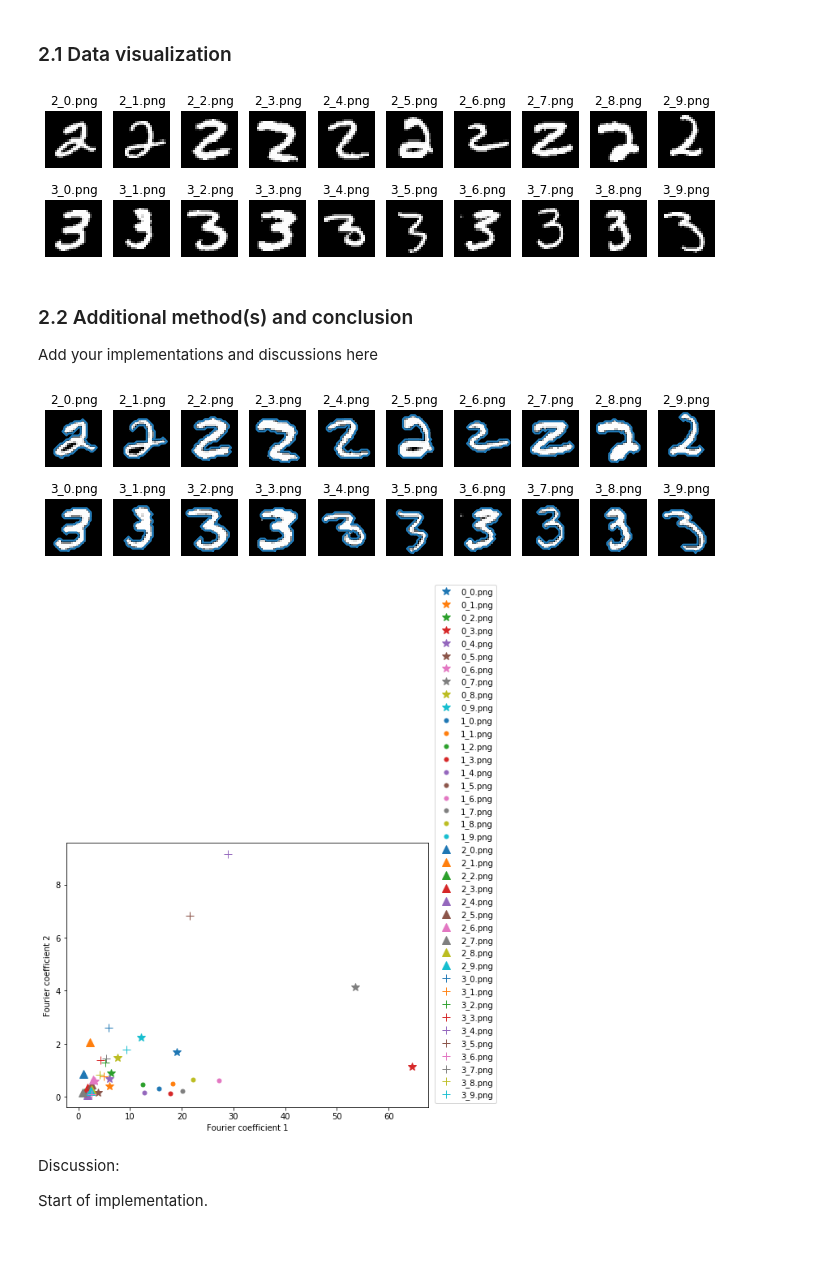
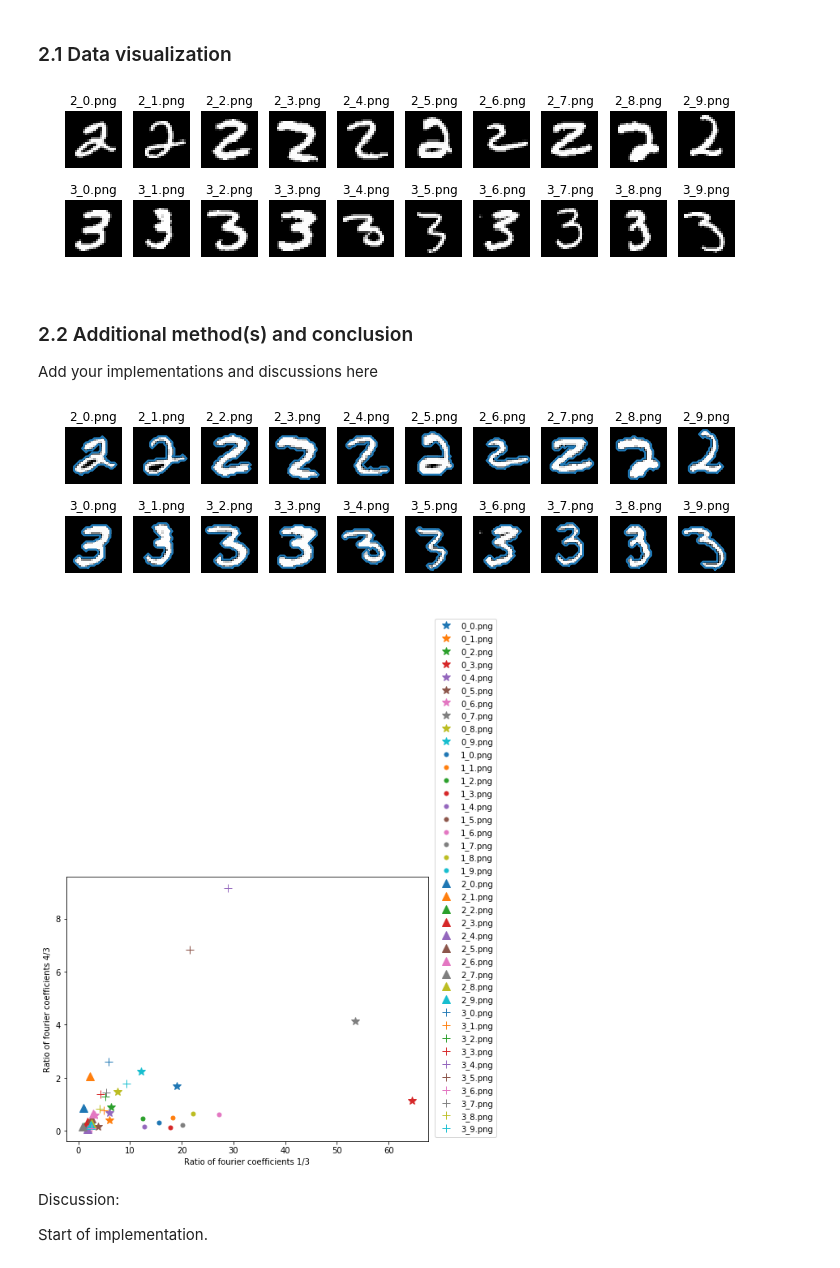
Before and after one commit to zenomessi/IAPR, a Jupyter notebook: labs/lab_02_object_description.ipynb, the cells around one changed output. Cells and saved outputs as stored; diff of their text form; code cells hidden in the pictures.

```diff
--- a/labs/lab_02_object_description.ipynb
+++ b/labs/lab_02_object_description.ipynb
@@ -160,7 +160,7 @@ outer_0=biggest_contours(zeros_dilated)
 outer_1=biggest_contours(ones_dilated)
 
 #plot everything
-fig, axes = plt.subplots(2, len(zeros_im), figsize=(12, 3))
+fig, axes = plt.subplots(2, len(zeros_im), figsize=(18, 3))
 fig.suptitle('Dilated binarized image with contours')
 for ax, im, nm in zip(axes[0], zeros_dilated, zeros_names):
 # for ax, im, nm in zip(axes[1], zeros_bin, zeros_names):
@@ -194,16 +194,27 @@ ft_1_norm=[[abs(u) for u in f] for f in ft_1]
 
 # And plot everything
 fig, ax = plt.subplots(1, 1, figsize=(8, 6))
-# fig = plt.figure(figsize=(12, 12))
-# ax = fig.add_subplot(111, projection='3d')
 for f in ft_0_norm:
     ax.plot(f[1], f[4], '*', markersize='20')
-#     ax.scatter(f[1], f[2], f[3], marker='.')
+
 for f in ft_1_norm:
-#     ax.scatter(f[1], f[2], f[3], marker='^')
     ax.plot(f[1], f[4], '.',markersize='20')
 ax.set_xlabel('Fourier coefficient 1')
 ax.set_ylabel('Fourier coefficient 2')
 ax.legend(zeros_names+ones_names, loc='lower right', bbox_to_anchor=(1.2, 0))
 plt.show()
+
+fig = plt.figure(figsize=(12, 12))
+ax = fig.add_subplot(111, projection='3d')
+
+for f in ft_0_norm:
+    ax.scatter(f[1], f[2], f[3], s=200,marker='.')
+    ax.plot([f[1],f[1]], [f[2],f[2]], [0, f[3]])
+for f in ft_1_norm:
+    ax.scatter(f[1], f[2], f[3], s=100, marker='^')
+    ax.plot([f[1],f[1]], [f[2],f[2]], [0, f[3]])
+ax.set_xlabel('Fourier coefficient 1')
+ax.set_ylabel('Fourier coefficient 2')
+ax.set_zlabel('Fourier coefficient 3')
+plt.show()
 # %% [output]
@@ -299,7 +311,7 @@ for ax, im, nm in zip(axes[1], threes_im, threes_names):
     ax.axis('off')
     ax.set_title(nm)
 # %% [output]
-[figure, old version]
+[figure, new version]
 # %% [markdown]
 ### 2.2 Additional method(s) and conclusion
 Add your implementations and discussions here
@@ -330,37 +342,37 @@ ft_3_norm=[[abs(u) for u in f] for f in ft_3]
 fig, axes = plt.subplots(2, len(twos_im), figsize=(12, 3))
 for ax, im, nm, cont in zip(axes[0], twos_im, twos_names, outer_2):
     ax.imshow(im, cmap='gray')
     ax.plot(cont[:, 1], cont[:, 0], linewidth=2)
     ax.axis('off')
     ax.set_title(nm)
 for ax, im, nm, cont in zip(axes[1], threes_im, threes_names, outer_3):
     ax.imshow(im, cmap='gray')
     ax.plot(cont[:, 1], cont[:, 0], linewidth=2)
     ax.axis('off')
     ax.set_title(nm)
 
 #Fourier descriptors
 fig, ax = plt.subplots(1, 1, figsize=(8, 6))
 for f in ft_0_norm:
 #     ax.plot(f[1], f[4], '*', markersize='20')
     ax.plot(f[1]/f[3], f[4]/f[3], '*', markersize='10')
 for f in ft_1_norm:
 #     ax.plot(f[1], f[4], '.', markersize='20')
     ax.plot(f[1]/f[3], f[4]/f[3], '.', markersize='10')
 for f in ft_2_norm:
 #     ax.plot(f[1], f[4], '^', markersize='20')
     ax.plot(f[1]/f[3], f[4]/f[3], '^', markersize='10')
 for f in ft_3_norm:
 #     ax.plot(f[1], f[4], '+', markersize='20')
     ax.plot(f[1]/f[3], f[4]/f[3], '+', markersize='10')
-ax.set_xlabel('Fourier coefficient 1')
-ax.set_ylabel('Fourier coefficient 2')
+ax.set_xlabel('Ratio of fourier coefficients {}/{}'.format(1,3))
+ax.set_ylabel('Ratio of fourier coefficients {}/{}'.format(4,3))
 ax.legend(zeros_names+ones_names+twos_names+threes_names, loc='lower right', bbox_to_anchor=(1.2, 0))
 # ax.set(xlim=(0, 30), ylim=(0, 3))
 plt.show()
 # %% [output]
-[figure, old version]
+[figure, new version]
-[figure, old version]
+[figure, new version]
 # %% [markdown]
 Discussion:
 
```
Also changed, not shown: parts of 4 cells of this notebook.
